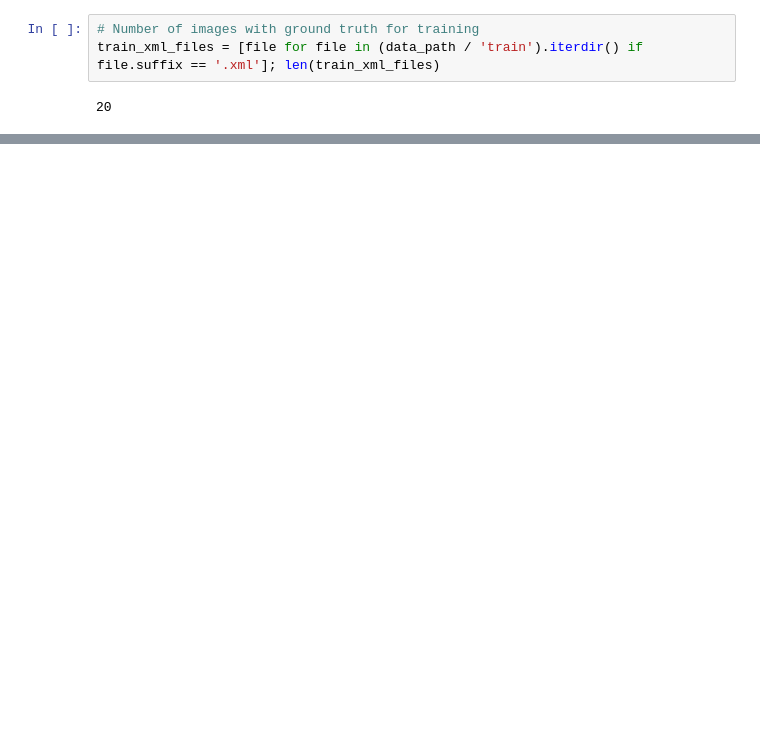
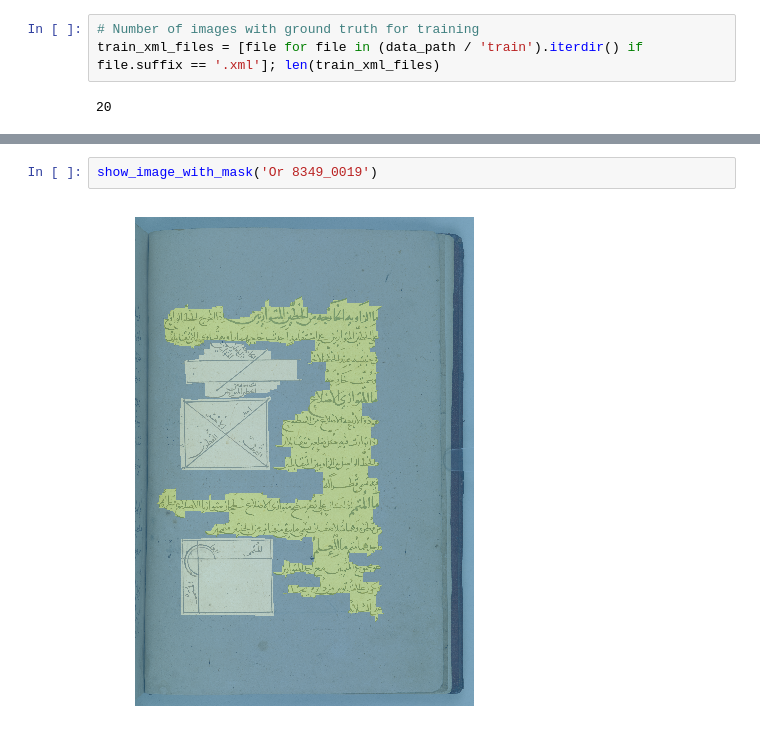
Before and after one commit to uwaisiqbal/RASM2019, a Jupyter notebook: notebooks/Data Preperation.ipynb, the cells around one changed output, grey strips where cells are left out. Saved outputs shown, nothing was run; the diff lists cells and outputs as text; blank space fills up the shorter version.

```diff
--- a/notebooks/Data Preperation.ipynb
+++ b/notebooks/Data Preperation.ipynb
@@ -226,0 +228,4 @@ Or 13006_0042
+# %%
+show_image_with_mask('Or 8349_0019')
+# %% [output]
+[figure, added]
```
Also changed, not shown: parts of 17 cells of this notebook.
